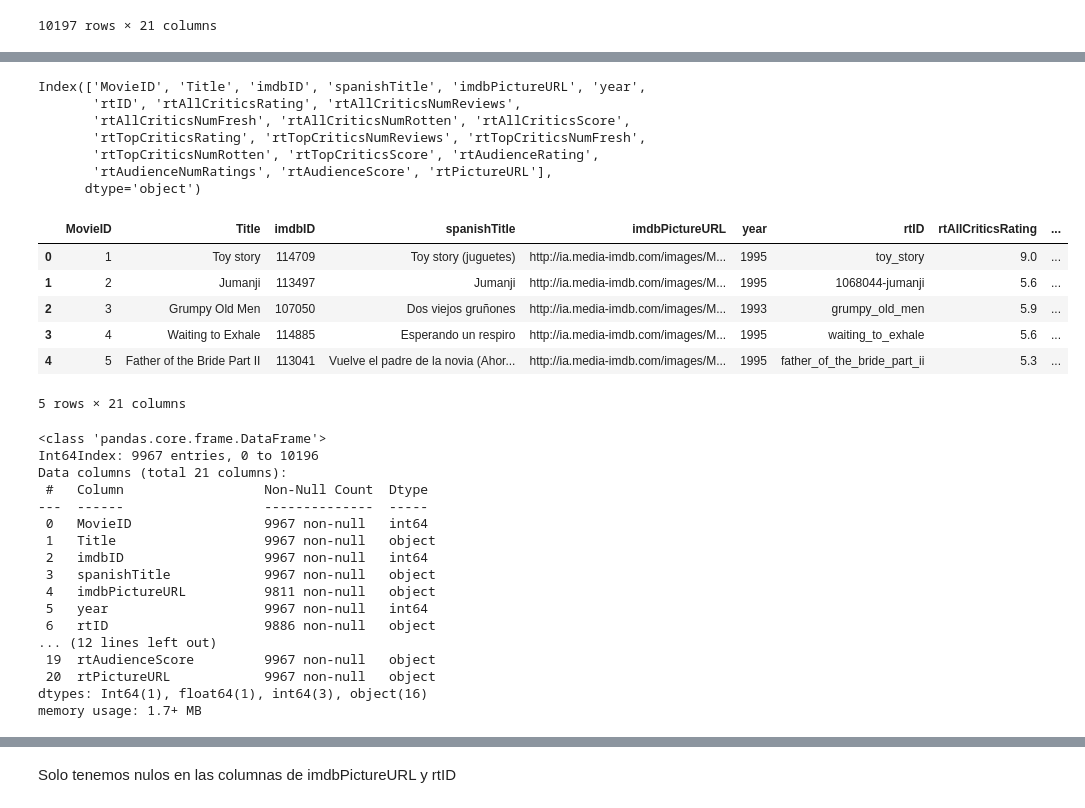
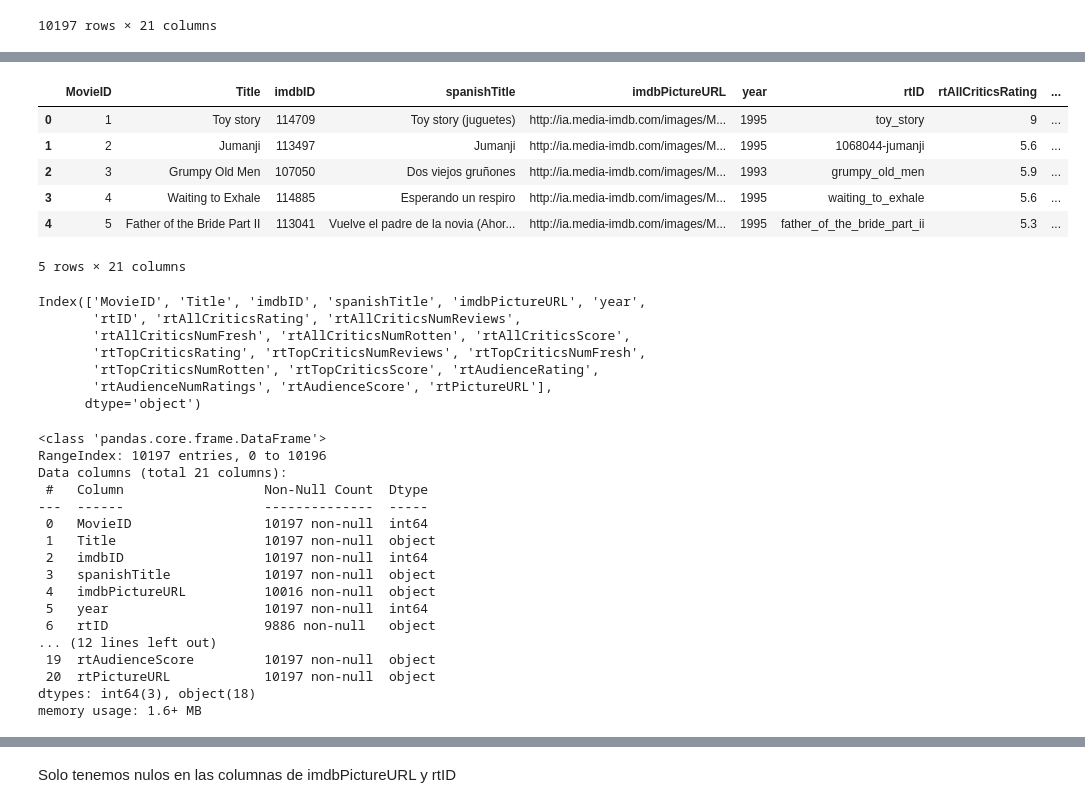
Before and after one commit to sergi0fg/TFG-Movistar, a Jupyter notebook: src/JupiterNotebook/Clustering_final.ipynb, the cells around one changed output, grey strips where cells are left out. Cells and saved outputs as stored; diff of their text form; code cells hidden in the pictures.

Commit message:
Add Graphics & movies2

```diff
--- a/src/JupiterNotebook/Clustering_final.ipynb
+++ b/src/JupiterNotebook/Clustering_final.ipynb
@@ -17,10 +18,19 @@ from scipy.sparse import hstack
 
 from ipywidgets import interact, widgets
 # %%
-file_path = "JupiterNotebook/datos/movies.dat"
-movies = pd.read_csv(file_path, sep="\t", engine="python", header=0, encoding="ISO-8859-1",
-                     names=["MovieID", "Title", "imdbID", "spanishTitle", "imdbPictureURL", "year",
-                            "rtID", "rtAllCriticsRating", "rtAllCriticsNumReviews", "rtAllCriticsNumFresh",
-                            "rtAllCriticsNumRotten", "rtAllCriticsScore", "rtTopCriticsRating", "rtTopCriticsNumReviews",
-                            "rtTopCriticsNumFresh", "rtTopCriticsNumRotten", "rtTopCriticsScore", "rtAudienceRating",
-                            "rtAudienceNumRatings", "rtAudienceScore", "rtPictureURL"])
+file_path = os.path.join("/Users/sergio/Desktop/TFG-Movistar/src/JupiterNotebook/datos/movies.dat")
+
+# Verifica si el archivo existe
+if os.path.exists(file_path):
+    try:
+        movies = pd.read_csv(file_path, sep="\t", engine="python", header=0, encoding="ISO-8859-1",
+                             names=["MovieID", "Title", "imdbID", "spanishTitle", "imdbPictureURL", "year",
+                                    "rtID", "rtAllCriticsRating", "rtAllCriticsNumReviews", "rtAllCriticsNumFresh",
+                                    "rtAllCriticsNumRotten", "rtAllCriticsScore", "rtTopCriticsRating", "rtTopCriticsNumReviews",
+                                    "rtTopCriticsNumFresh", "rtTopCriticsNumRotten", "rtTopCriticsScore", "rtAudienceRating",
+                                    "rtAudienceNumRatings", "rtAudienceScore", "rtPictureURL"])
+        print("Archivo cargado correctamente.")
+    except Exception as e:
+        print(f"Error al cargar el archivo: {e}")
+else:
+    print("El archivo no existe en la ruta especificada.")
@@ -51 +80,12 @@ movies_cleaned.shape
+# %%
+# Visualizar las primeras filas para asegurarnos de que se haya cargado correctamente
+movies.head()
+# %% [output]
+|  | MovieID | Title | imdbID | spanishTitle | imdbPictureURL | year | rtID | rtAllCriticsRating | ... |
+| 0 | 1 | Toy story | 114709 | Toy story (juguetes) | http://ia.media-imdb.com/images/M... | 1995 | toy_story | 9 | ... |
+| 1 | 2 | Jumanji | 113497 | Jumanji | http://ia.media-imdb.com/images/M... | 1995 | 1068044-jumanji | 5.6 | ... |
+| 2 | 3 | Grumpy Old Men | 107050 | Dos viejos gruñones | http://ia.media-imdb.com/images/M... | 1993 | grumpy_old_men | 5.9 | ... |
+| 3 | 4 | Waiting to Exhale | 114885 | Esperando un respiro | http://ia.media-imdb.com/images/M... | 1995 | waiting_to_exhale | 5.6 | ... |
+| 4 | 5 | Father of the Bride Part II | 113041 | Vuelve el padre de la novia (Ahor... | http://ia.media-imdb.com/images/M... | 1995 | father_of_the_bride_part_ii | 5.3 | ... |
+5 rows × 21 columns
 # %%
@@ -58,34 +98,23 @@ Index(['MovieID', 'Title', 'imdbID', 'spanishTitle', 'imdbPictureURL', 'year',
        'rtTopCriticsNumRotten', 'rtTopCriticsScore', 'rtAudienceRating',
        'rtAudienceNumRatings', 'rtAudienceScore', 'rtPictureURL'],
       dtype='object')
-# %%
-# Visualizar las primeras filas para asegurarnos de que se haya cargado correctamente
-movies_cleaned.head()
-# %% [output]
-|  | MovieID | Title | imdbID | spanishTitle | imdbPictureURL | year | rtID | rtAllCriticsRating | ... |
-| 0 | 1 | Toy story | 114709 | Toy story (juguetes) | http://ia.media-imdb.com/images/M... | 1995 | toy_story | 9.0 | ... |
-| 1 | 2 | Jumanji | 113497 | Jumanji | http://ia.media-imdb.com/images/M... | 1995 | 1068044-jumanji | 5.6 | ... |
-| 2 | 3 | Grumpy Old Men | 107050 | Dos viejos gruñones | http://ia.media-imdb.com/images/M... | 1993 | grumpy_old_men | 5.9 | ... |
-| 3 | 4 | Waiting to Exhale | 114885 | Esperando un respiro | http://ia.media-imdb.com/images/M... | 1995 | waiting_to_exhale | 5.6 | ... |
-| 4 | 5 | Father of the Bride Part II | 113041 | Vuelve el padre de la novia (Ahor... | http://ia.media-imdb.com/images/M... | 1995 | father_of_the_bride_part_ii | 5.3 | ... |
-5 rows × 21 columns
 # %%
-movies_cleaned.info()
+movies.info()
 # %% [output]
 <class 'pandas.core.frame.DataFrame'>
-Int64Index: 9967 entries, 0 to 10196
+RangeIndex: 10197 entries, 0 to 10196
 Data columns (total 21 columns):
  #   Column                  Non-Null Count  Dtype
 ---  ------                  --------------  -----
- 0   MovieID                 9967 non-null   int64
- 1   Title                   9967 non-null   object
- 2   imdbID                  9967 non-null   int64
- 3   spanishTitle            9967 non-null   object
- 4   imdbPictureURL          9811 non-null   object
- 5   year                    9967 non-null   int64
+ 0   MovieID                 10197 non-null  int64
+ 1   Title                   10197 non-null  object
+ 2   imdbID                  10197 non-null  int64
+ 3   spanishTitle            10197 non-null  object
+ 4   imdbPictureURL          10016 non-null  object
+ 5   year                    10197 non-null  int64
  6   rtID                    9886 non-null   object
 ... (12 lines left out)
- 19  rtAudienceScore         9967 non-null   object
- 20  rtPictureURL            9967 non-null   object
-dtypes: Int64(1), float64(1), int64(3), object(16)
-memory usage: 1.7+ MB
+ 19  rtAudienceScore         10197 non-null  object
+ 20  rtPictureURL            10197 non-null  object
+dtypes: int64(3), object(18)
+memory usage: 1.6+ MB
```
Also changed, not shown: parts of 26 cells of this notebook, 4 other files.
